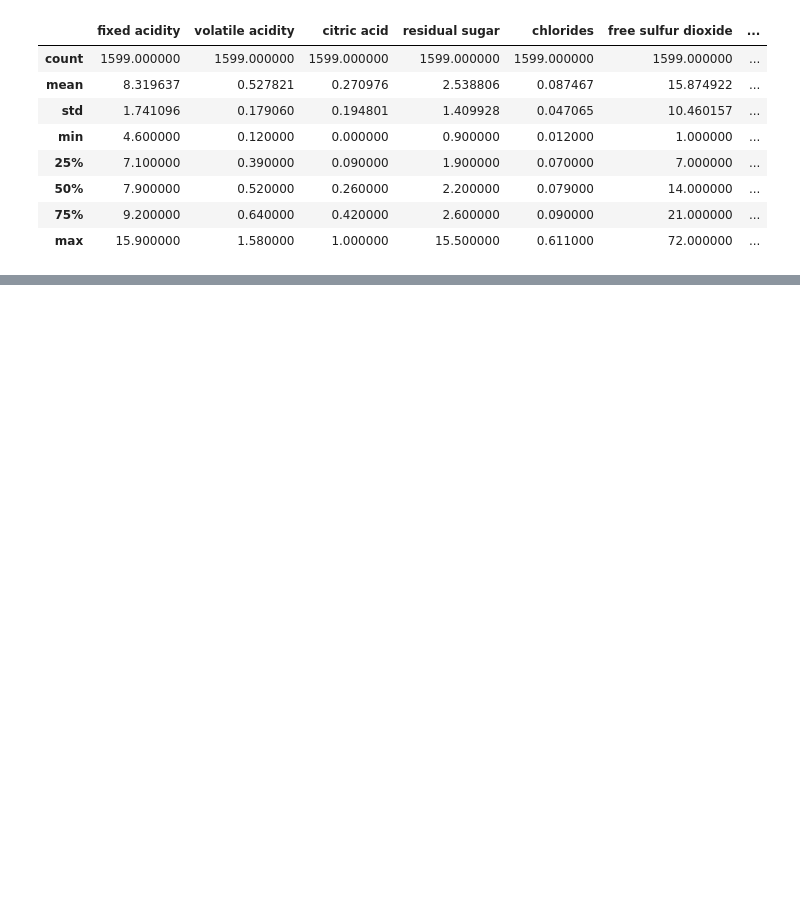
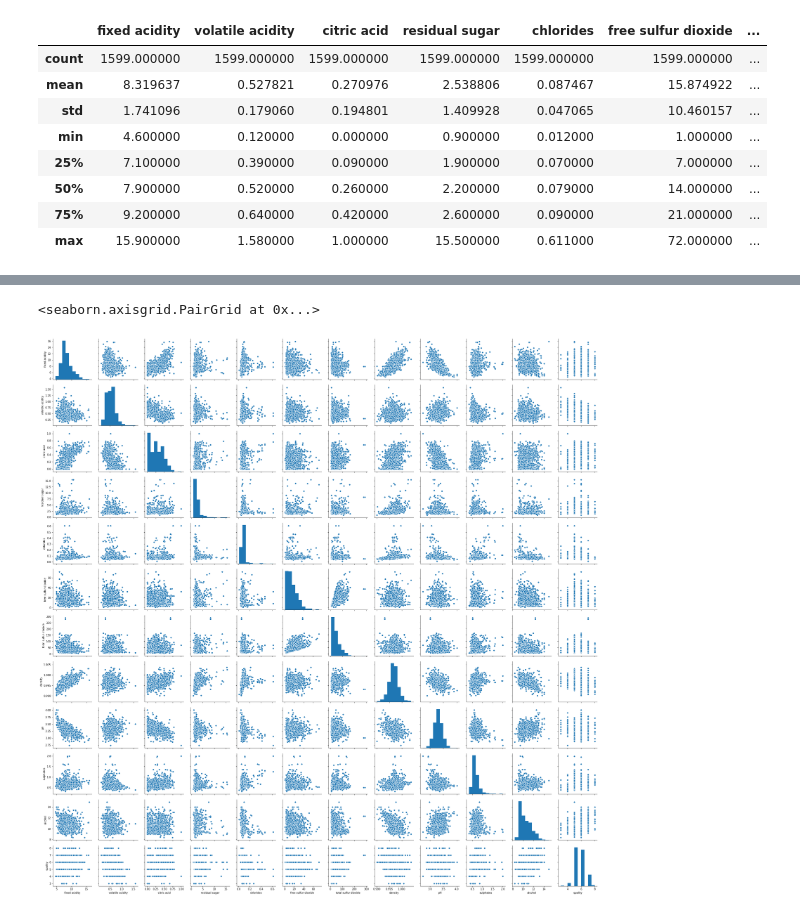
Before and after one commit to GeJulia/wineForTheWin, a Jupyter notebook: Julia.ipynb, the cells around one changed output, grey strips where cells are left out. Saved outputs shown, nothing was run; the diff lists cells and outputs as text; code cells hidden in the pictures; blank space fills up the shorter version.

```diff
--- a/Julia.ipynb
+++ b/Julia.ipynb
@@ -31,0 +59,5 @@ white.describe()
+# %%
+sns.pairplot(red)
+# %% [output]
+<seaborn.axisgrid.PairGrid at 0x...>
+[figure, added]
```
Also changed, not shown: parts of 7 cells of this notebook.
